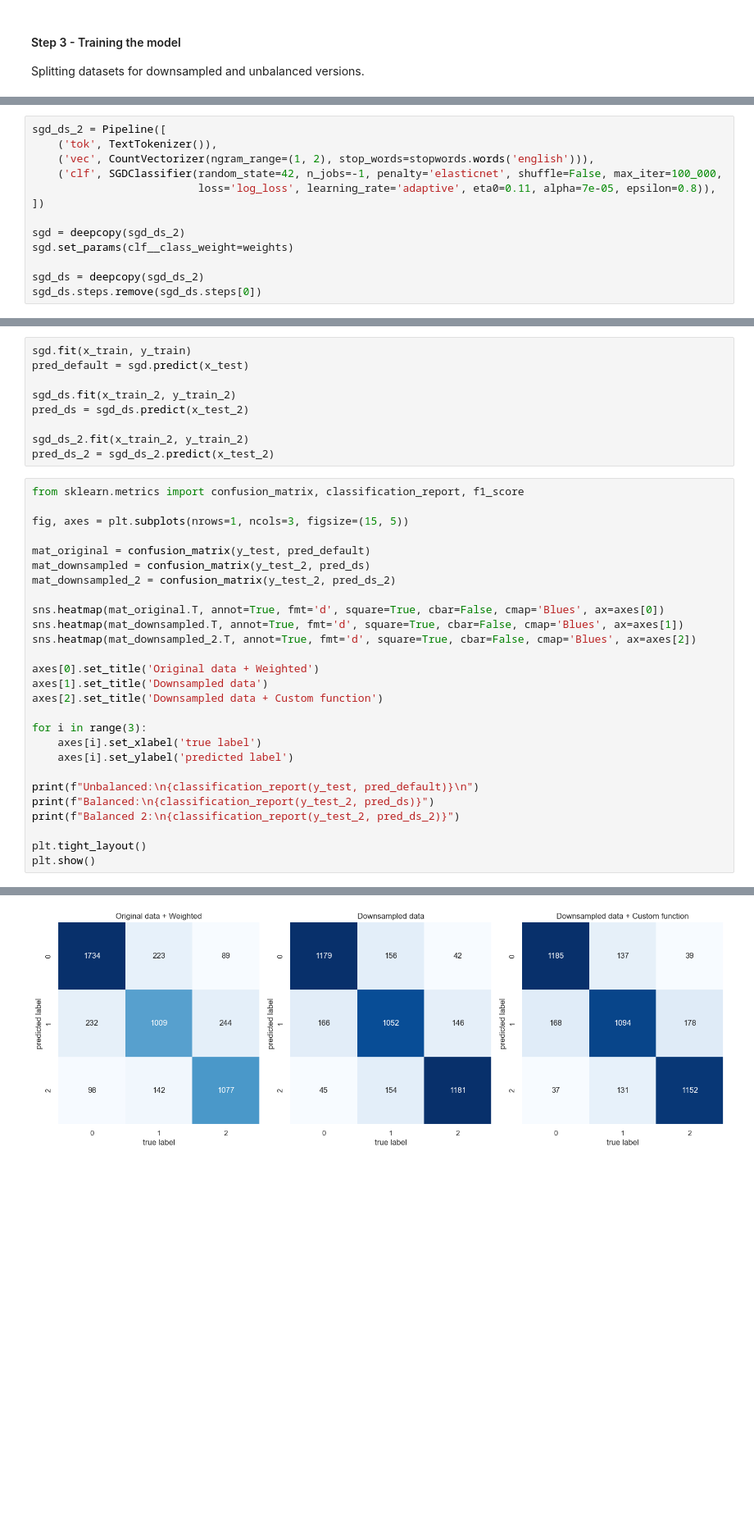
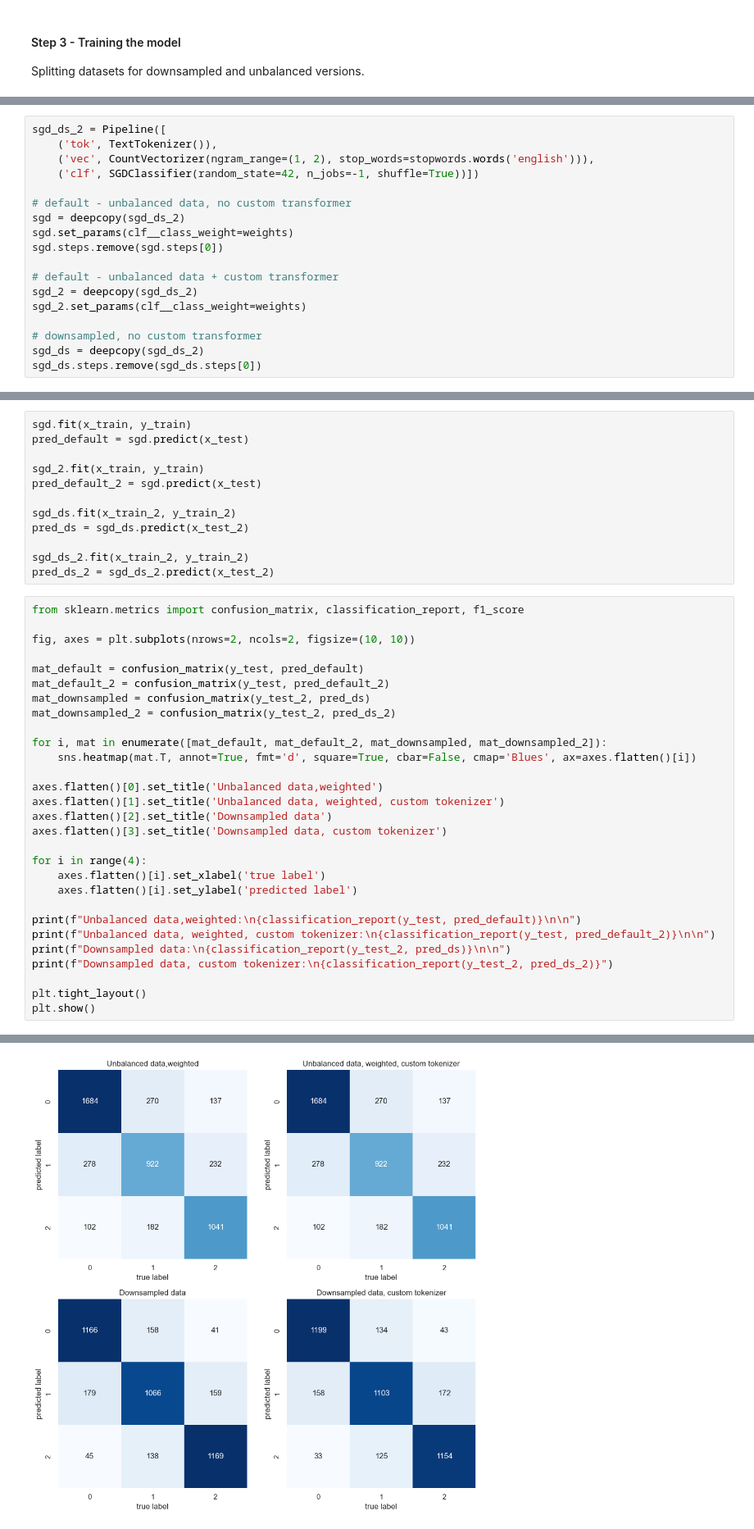
Before and after one commit to gracjan-p/twitter-sentiments, a Jupyter notebook: emotions.ipynb, the cells around one changed output, grey strips where cells are left out. Shown: that part at 82% size. Saved outputs shown, nothing was run; the diff lists cells and outputs as text; blank space fills up the shorter version.

```diff
--- a/emotions.ipynb
+++ b/emotions.ipynb
@@ -325,12 +328,17 @@ Now we create 3 variants with the same AI Model:
 sgd_ds_2 = Pipeline([
     ('tok', TextTokenizer()),
     ('vec', CountVectorizer(ngram_range=(1, 2), stop_words=stopwords.words('english'))),
-    ('clf', SGDClassifier(random_state=42, n_jobs=-1, penalty='elasticnet', shuffle=False, max_iter=100_000,
-                          loss='log_loss', learning_rate='adaptive', eta0=0.11, alpha=7e-05, epsilon=0.8)),
-])
+    ('clf', SGDClassifier(random_state=42, n_jobs=-1, shuffle=True))])
 
+# default - unbalanced data, no custom transformer
 sgd = deepcopy(sgd_ds_2)
 sgd.set_params(clf__class_weight=weights)
+sgd.steps.remove(sgd.steps[0])
 
+# default - unbalanced data + custom transformer
+sgd_2 = deepcopy(sgd_ds_2)
+sgd_2.set_params(clf__class_weight=weights)
+
+# downsampled, no custom transformer
 sgd_ds = deepcopy(sgd_ds_2)
 sgd_ds.steps.remove(sgd_ds.steps[0])
@@ -337,6 +362,9 @@ sgd_ds.steps.remove(sgd_ds.steps[0])
 # %%
 sgd.fit(x_train, y_train)
 pred_default = sgd.predict(x_test)
+
+sgd_2.fit(x_train, y_train)
+pred_default_2 = sgd.predict(x_test)
 
 sgd_ds.fit(x_train_2, y_train_2)
 pred_ds = sgd_ds.predict(x_test_2)
@@ -346,27 +374,29 @@ pred_ds_2 = sgd_ds_2.predict(x_test_2)
 # %%
 from sklearn.metrics import confusion_matrix, classification_report, f1_score
 
-fig, axes = plt.subplots(nrows=1, ncols=3, figsize=(15, 5))
+fig, axes = plt.subplots(nrows=2, ncols=2, figsize=(10, 10))
 
-mat_original = confusion_matrix(y_test, pred_default)
+mat_default = confusion_matrix(y_test, pred_default)
+mat_default_2 = confusion_matrix(y_test, pred_default_2)
 mat_downsampled = confusion_matrix(y_test_2, pred_ds)
 mat_downsampled_2 = confusion_matrix(y_test_2, pred_ds_2)
 
-sns.heatmap(mat_original.T, annot=True, fmt='d', square=True, cbar=False, cmap='Blues', ax=axes[0])
-sns.heatmap(mat_downsampled.T, annot=True, fmt='d', square=True, cbar=False, cmap='Blues', ax=axes[1])
-sns.heatmap(mat_downsampled_2.T, annot=True, fmt='d', square=True, cbar=False, cmap='Blues', ax=axes[2])
+for i, mat in enumerate([mat_default, mat_default_2, mat_downsampled, mat_downsampled_2]):
+    sns.heatmap(mat.T, annot=True, fmt='d', square=True, cbar=False, cmap='Blues', ax=axes.flatten()[i])
 
-axes[0].set_title('Original data + Weighted')
-axes[1].set_title('Downsampled data')
-axes[2].set_title('Downsampled data + Custom function')
+axes.flatten()[0].set_title('Unbalanced data,weighted')
+axes.flatten()[1].set_title('Unbalanced data, weighted, custom tokenizer')
+axes.flatten()[2].set_title('Downsampled data')
+axes.flatten()[3].set_title('Downsampled data, custom tokenizer')
 
-for i in range(3):
-    axes[i].set_xlabel('true label')
-    axes[i].set_ylabel('predicted label')
+for i in range(4):
+    axes.flatten()[i].set_xlabel('true label')
+    axes.flatten()[i].set_ylabel('predicted label')
 
-print(f"Unbalanced:\n{classification_report(y_test, pred_default)}\n")
-print(f"Balanced:\n{classification_report(y_test_2, pred_ds)}")
-print(f"Balanced 2:\n{classification_report(y_test_2, pred_ds_2)}")
+print(f"Unbalanced data,weighted:\n{classification_report(y_test, pred_default)}\n\n")
+print(f"Unbalanced data, weighted, custom tokenizer:\n{classification_report(y_test, pred_default_2)}\n\n")
+print(f"Downsampled data:\n{classification_report(y_test_2, pred_ds)}\n\n")
+print(f"Downsampled data, custom tokenizer:\n{classification_report(y_test_2, pred_ds_2)}")
 
 plt.tight_layout()
 plt.show()
@@ -391,4 +421,4 @@ weighted avg       0.83      0.83      0.83      4121
-[figure, old version]
+[figure, new version]
 # %% [markdown]
 #### Step 4 - Hyperparameter tuning
 Using *Grid Search Cross Validation* method we test all possible parameter combinations and return the one that performs the best.<br>
```
Also changed, not shown: parts of 16 cells of this notebook.
